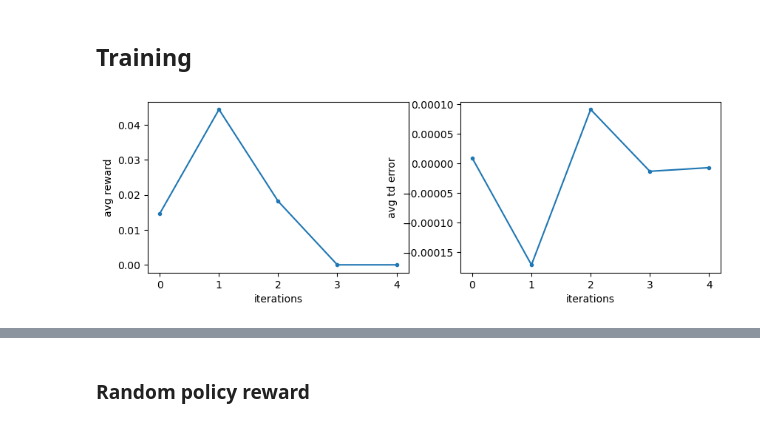
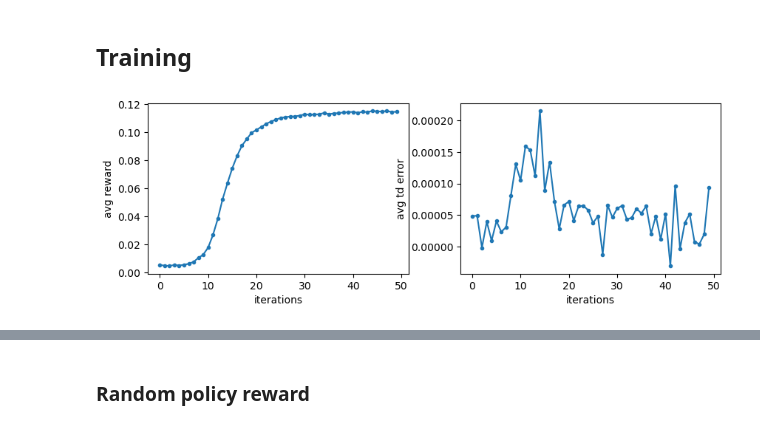
Before and after one commit to AlbertoSinigaglia/snake-reinforcement-learning, a Jupyter notebook: code/main.ipynb, the cells around one changed output, grey strips where cells are left out. Saved outputs shown, nothing was run; the diff lists cells and outputs as text; code cells hidden in the pictures.

```diff
--- a/code/main.ipynb
+++ b/code/main.ipynb
@@ -14,18 +13,16 @@ random.seed(0)
 np.random.seed(0)
 tf.random.set_seed(0)
 # %%
-LOAD_FROM_MEMORY = True
-USE_CURRICULUM = False
-DECORRELATED_BATCH = None
+LOAD_FROM_MEMORY = False
 # %% [markdown]
 ## Environment definition
 # %%
 %matplotlib inline
 def get_env(n=1000):
-    return OriginalSnakeEnvironment(n, 8)
+    return OriginalSnakeEnvironment(n, 11)
 env_ = get_env()
-GAMMA = .9
-ITERATIONS = 1000
+GAMMA = .99
+ITERATIONS = 10000
 EPSILON = 0.1
 LAMBDA_VALUE = 0.1
 LAMBDA_AGENT = 0.1
@@ -77,8 +74,8 @@ agent, value, avg_rewards = load_models(env_, folder_name=MODELS_PREFIX if LOAD_
 # %%
 avg_td_error = []
 # %%
-optimizer_value = K.optimizers.Adam(1e-4)
-optimizer_agent = K.optimizers.Adam(1e-4)
+optimizer_value = K.optimizers.Adam(1e-3)
+optimizer_agent = K.optimizers.Adam(1e-5)
 # %%
 def norm(grad):
     return tf.reduce_sum([tf.norm(np.reshape(a, (-1)), ord=1) for a in grad])
@@ -85,17 +85,7 @@ def norm(grad):
 # %%
 %matplotlib inline
-eligibility_trace_agent = [tf.zeros_like(layer) for layer in agent.trainable_weights]
-eligibility_trace_value = [tf.zeros_like(layer) for layer in value.trainable_weights]
 next_reset = 2
 for iteration in trange(ITERATIONS):
-    if next_reset == iteration and USE_CURRICULUM:
-        clear_output(wait=True)
-        print(f"resetting at iter {iteration}")
-        next_reset += int(next_reset ** (3/4))
-        env_ = get_env(env_.n_boards)
-        eligibility_trace_agent = [tf.zeros_like(layer) for layer in agent.trainable_weights]
-        eligibility_trace_value = [tf.zeros_like(layer) for layer in value.trainable_weights]
-
     state = env_.to_state()
     with tf.GradientTape(persistent=True) as tape:
 
@@ -105,19 +95,8 @@ for iteration in trange(ITERATIONS):
         probs = tf.linalg.normalize((original_probs + EPSILON) * mask, ord=1, axis=-1)[0]
 
         actions = tf.random.categorical(tf.math.log(tf.stop_gradient(probs)), 1, dtype=tf.int32)
-
         rewards = env_.move(actions)
         new_state = tf.constant(env_.to_state())
-
-        if DECORRELATED_BATCH is not None:
-            to_consider = np.floor(np.random.random_sample(env_.n_boards) * env_.n_boards).astype(int)
-            state = state[to_consider]
-            original_probs = tf.gather(original_probs, to_consider, axis=0)
-            mask = mask[to_consider]
-            probs = tf.gather(probs, to_consider, axis=0)
-            actions = tf.gather(actions, to_consider, axis=0)
-            rewards = tf.gather(rewards, to_consider, axis=0)
-            new_state = tf.gather(new_state, to_consider, axis=0)
 
         value_state = value(state)
         new_value_state = value(new_state)
@@ -132,7 +111,7 @@ for iteration in trange(ITERATIONS):
         loss_not_available = tf.reduce_mean(tf.math.log(loss_not_available_single))
 
         actions_indexes = tf.concat((tf.range(actions.shape[0])[..., None], actions), axis=-1)
-        loss_agent = tf.math.log(tf.gather_nd(original_probs, actions_indexes))[..., None] * tf.stop_gradient(td_error)
+        loss_agent = tf.math.log(tf.gather_nd(probs, actions_indexes))[..., None] * tf.stop_gradient(td_error)
         loss_value = tf.stop_gradient(td_error) * value_state
 
         loss_agent = tf.reduce_mean(loss_agent)
@@ -148,10 +127,10 @@ for iteration in trange(ITERATIONS):
     norm_available = norm(gradient_agent_actions_chosen)
     norm_not_available = norm(gradient_agent_actions_unavailable)
     ratio = min(norm_available / (norm_not_available+1e-3), 1.)
-    gradient_agent = [
-        u*ratio + c
-        for u, c in zip(gradient_agent_actions_unavailable, gradient_agent_actions_chosen)]
 
+    gradient_agent = [u*ratio + c for u, c in zip(gradient_agent_actions_unavailable, gradient_agent_actions_chosen)]
+
+    #gradient_agent = gradient_agent_actions_chosen
     if LAMBDA_AGENT > 1e-4 or LAMBDA_VALUE > 1e-4:
         eligibility_trace_agent = [GAMMA * LAMBDA_AGENT * layer + gradient for layer, gradient in
                                    zip(eligibility_trace_agent, gradient_agent)]
@@ -159,31 +138,31 @@ for iteration in trange(ITERATIONS):
                                    zip(eligibility_trace_value, gradient_value)]
         optimizer_value.apply_gradients(zip(eligibility_trace_value, value.trainable_weights))
         optimizer_agent.apply_gradients(zip(eligibility_trace_agent, agent.trainable_weights))
     else:
         optimizer_value.apply_gradients(zip(gradient_value, value.trainable_weights))
         optimizer_agent.apply_gradients(zip(gradient_agent, agent.trainable_weights))
 
     # every N iterations, plot the avg reward of each chunk of 100 iterations, and save the models
     N = 200
     if len(avg_rewards) % N == 0 and len(avg_rewards) > 0:
         # clear output
         clear_output(wait=True)
         # plot
         points_r = np.array(avg_rewards).reshape((-1, N)).mean(axis=-1)
         points_t = np.array(avg_td_error).reshape((-1, N)).mean(axis=-1) * -1
         fig, axs = plt.subplots(1,2, figsize=(10,3))
         axs[0].plot(points_r, marker=".")
         axs[0].set_xlabel("iterations")
         axs[0].set_ylabel("avg reward")
         axs[1].plot(points_t, marker=".")
         axs[1].set_xlabel("iterations")
         axs[1].set_ylabel("avg td error")
 
         plt.show()
         # save
         # with open(f"{MODELS_PREFIX}/training.txt", "w+") as file:
         #     json.dump(np.array(avg_rewards).tolist(), file)
         # agent.save_weights(f"{MODELS_PREFIX}/agent")
         # value.save_weights(f"{MODELS_PREFIX}/value")
 # %% [output]
-[figure, old version]
+[figure, new version]
```
Also changed, not shown: parts of 15 cells of this notebook, 30 other files.
